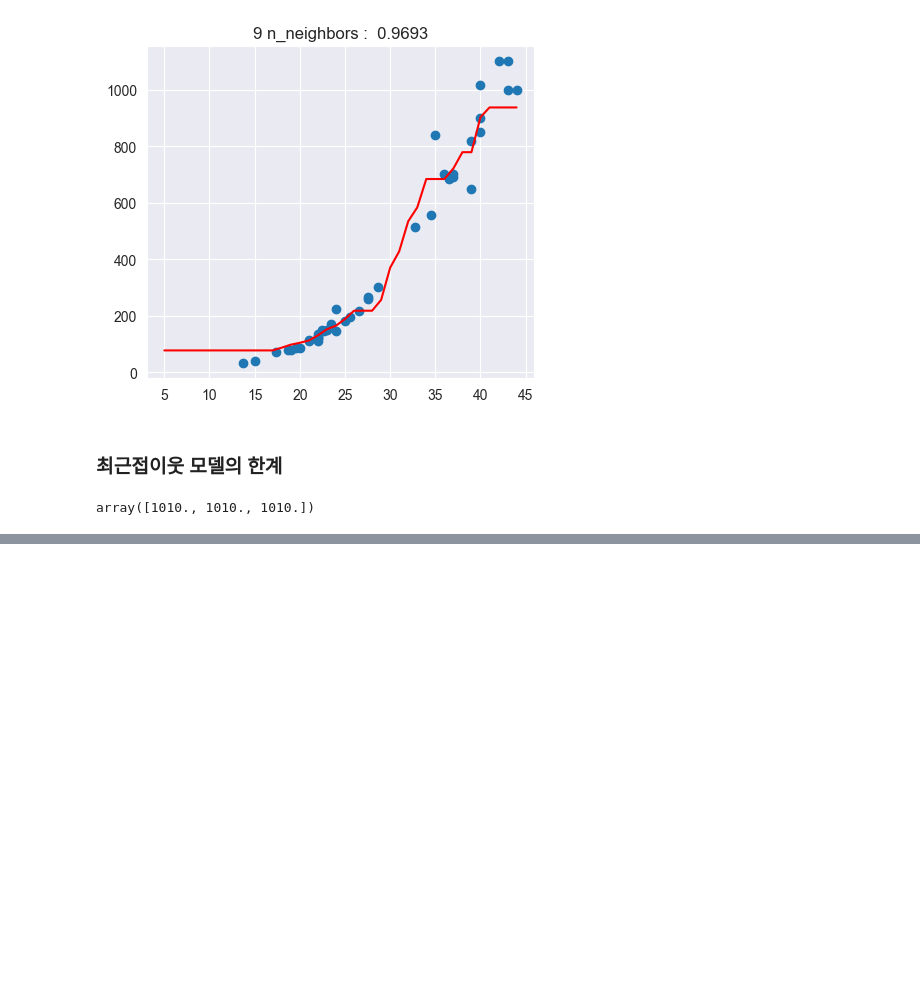
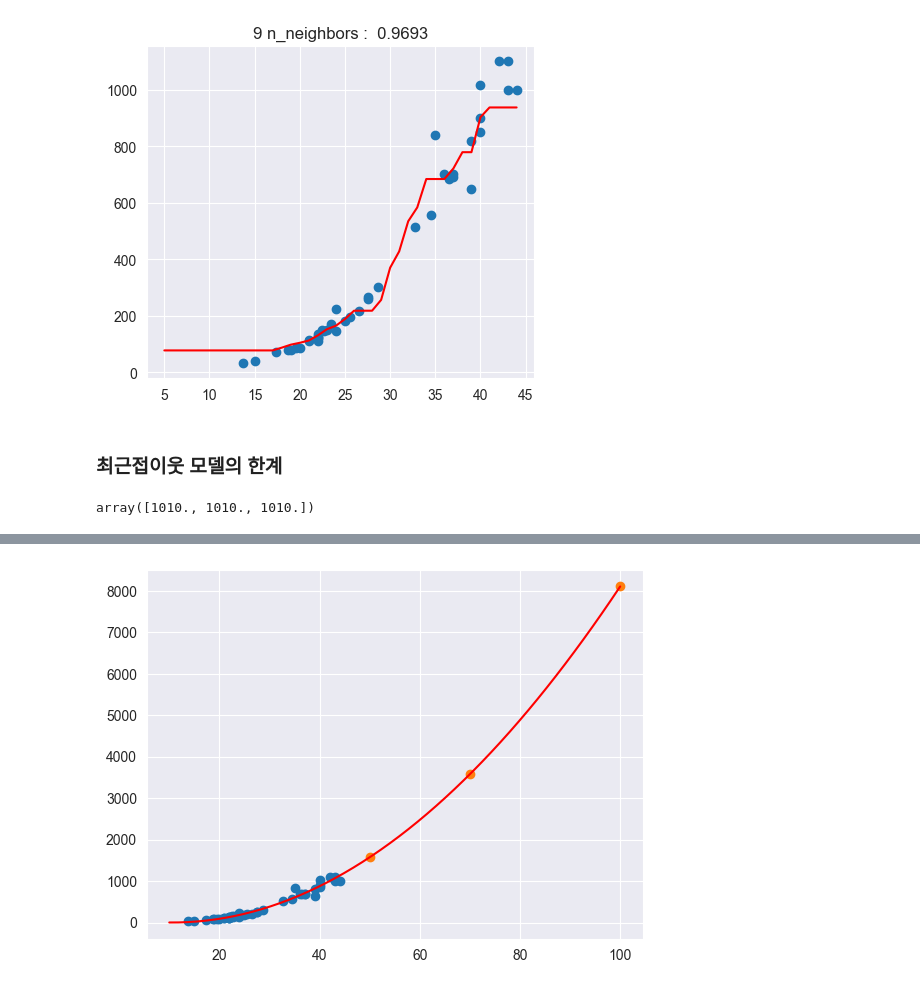
Before and after one commit to joomong0620/machine_learning, a Jupyter notebook: 01_overview/02_regression_overview.ipynb, the cells around one changed output, grey strips where cells are left out. Drawn from its saved outputs; the diff is of its cells as text; code cells hidden in the pictures; blank space fills up the shorter version.

```diff
--- a/01_overview/02_regression_overview.ipynb
+++ b/01_overview/02_regression_overview.ipynb
@@ -176,0 +267,15 @@ plt.show()
+# %%
+perch_df = pd.read_csv('data/perch_full.csv')
+
+perch_weight = np.array(
+    [5.9, 32.0, 40.0, 51.5, 70.0, 100.0, 78.0, 80.0, 85.0, 85.0,
+     110.0, 115.0, 125.0, 130.0, 120.0, 120.0, 130.0, 135.0, 110.0,
+     130.0, 150.0, 145.0, 150.0, 170.0, 225.0, 145.0, 188.0, 180.0,
+     197.0, 218.0, 300.0, 260.0, 265.0, 250.0, 250.0, 300.0, 320.0,
+     514.0, 556.0, 840.0, 685.0, 700.0, 700.0, 690.0, 900.0, 650.0,
+     820.0, 850.0, 900.0, 1015.0, 820.0, 1100.0, 1000.0, 1100.0,
+     1000.0, 1000.0]
+)
+
+perch_df['weight'] = perch_weight
+perch_df.head()
@@ -176,0 +464,63 @@ plt.show()
+# %%
+from sklearn.linear_model import LinearRegression
+from sklearn.model_selection import train_test_split
+from sklearn.preprocessing import PolynomialFeatures
+
+# 데이터 분리
+X_train, X_test, y_train, y_test = train_test_split(perch_length, perch_weight, random_state=42)
+
+
+
+# 모델 학습을 위한 2차원 변경
+X_train = X_train.reshape(-1, 1)
+X_test = X_test.reshape(-1, 1)
+
+print(X_train.shape, y_train.shape)
+print(X_test.shape, y_test.shape)
+
+
+
+#다항식 적용
+poly = PolynomialFeatures(degree=2, include_bias=False) # 절편 빼는 거. 여기선 1을 뺌
+X_train_poly = poly.fit_transform(X_train)
+X_test_poly = poly.transform(X_test)
+
+print(X_train_poly.shape)
+print(X_test_poly.shape)
+print(poly.get_feature_names_out())
+X_train_poly
+
+# 모델 학습
+lin_reg = LinearRegression() # 최적의 기울기(계수)와 절편을 찾는 모델
+lin_reg.fit(X_train_poly, y_train) # 적절한 회귀계수(기울기), 절편을 찾음
+
+
+# 예측
+input = [[50], [70], [100]]
+input_poly = poly.transform(input)
+pred = lin_reg.predict(input_poly)
+pred
+
+#array([1573.98423528, 3577.22279821, 8103.57880667])
+# 더 좋아진 것을 확인
+
+#2차 회귀선 시각화
+plt.scatter(X_train, y_train)
+plt.scatter(input, pred)
+# 직선이 아니라 곡선으로 그려진 것을 볼 수 있음
+
+
+# 학습된 회귀계수, 절편 선그래프
+# linspace: start부터 end까지 50개의 숫자를 균일한 간격으로 반환
+x = np.linspace(10, 100, 50).reshape(-1, 1) # 2차원으로 바뀜
+print('x : ',  x[:3])
+
+
+x_poly = poly.fit_transform(x)
+print('x_poly : ', x_poly[:3])
+y_pred = lin_reg.predict(x_poly)
+print('y_pred: ', y_pred[:3])
+
+plt.plot(x, y_pred, color='red')
+plt.show()
+# %% [output]
@@ -176,0 +539 @@ plt.show()
+[figure, added]
```
Also changed, not shown: parts of 20 cells of this notebook, 3 other files.
